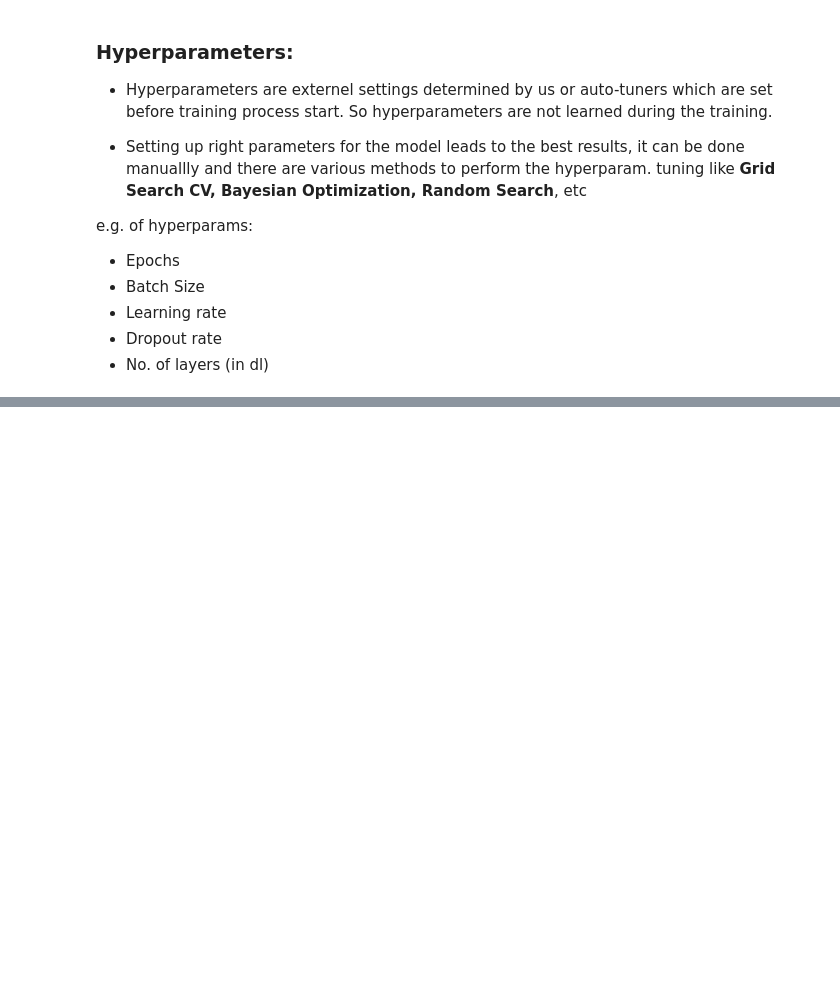
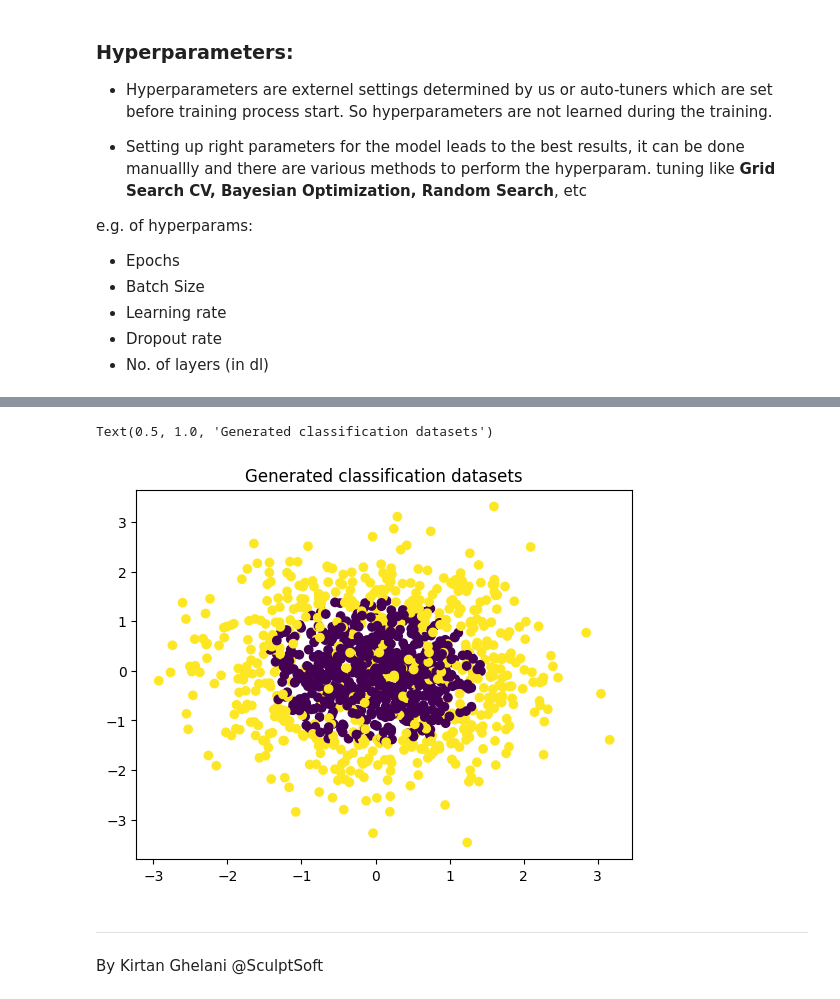
Before and after one commit to ghelanikirtan/Training-Tasks---SculptSoft, a Jupyter notebook: 5JUNE2025/notes.ipynb, the cells around one changed output, grey strips where cells are left out. Saved outputs shown, nothing was run; the diff lists cells and outputs as text; code cells hidden in the pictures; blank space fills up the shorter version.

Commit message:
Completed Today's Learnings [5TH JUNE 2025] | Learned about epochs, batch size, iterations, learning rate, parameters & hyper parameters

```diff
--- a/5JUNE2025/notes.ipynb
+++ b/5JUNE2025/notes.ipynb
@@ -101,0 +107,7 @@ By Kirtan Ghelani @SculptSoft
+# %%
+# Dataset generation:
+X, y = make_gaussian_quantiles(n_samples=1200,n_features=3, n_classes=2, random_state=50)
+
+# splitting the data:
+X_train, X_test, y_train, y_test = train_test_split(X, y, test_size=0.1666666, random_state=50)
+X_train.shape
@@ -101,0 +155,10 @@ By Kirtan Ghelani @SculptSoft
+# %%
+# Generated Data Samples Plotting
+plt.scatter(X[:, 0], X[:, 1], c=y)
+plt.title("Generated classification datasets")
+# %% [output]
+Text(0.5, 1.0, 'Generated classification datasets')
+[figure, added]
+# %% [markdown]
+---
+By Kirtan Ghelani @SculptSoft
```
Also changed, not shown: parts of 5 cells of this notebook.
